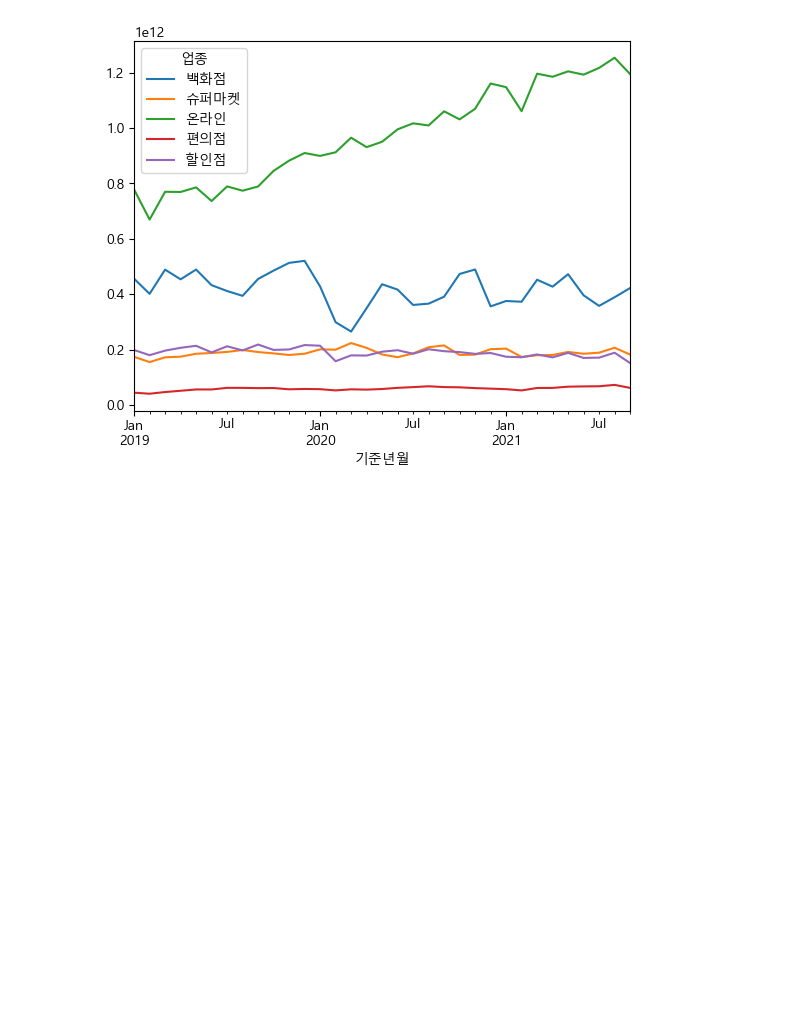
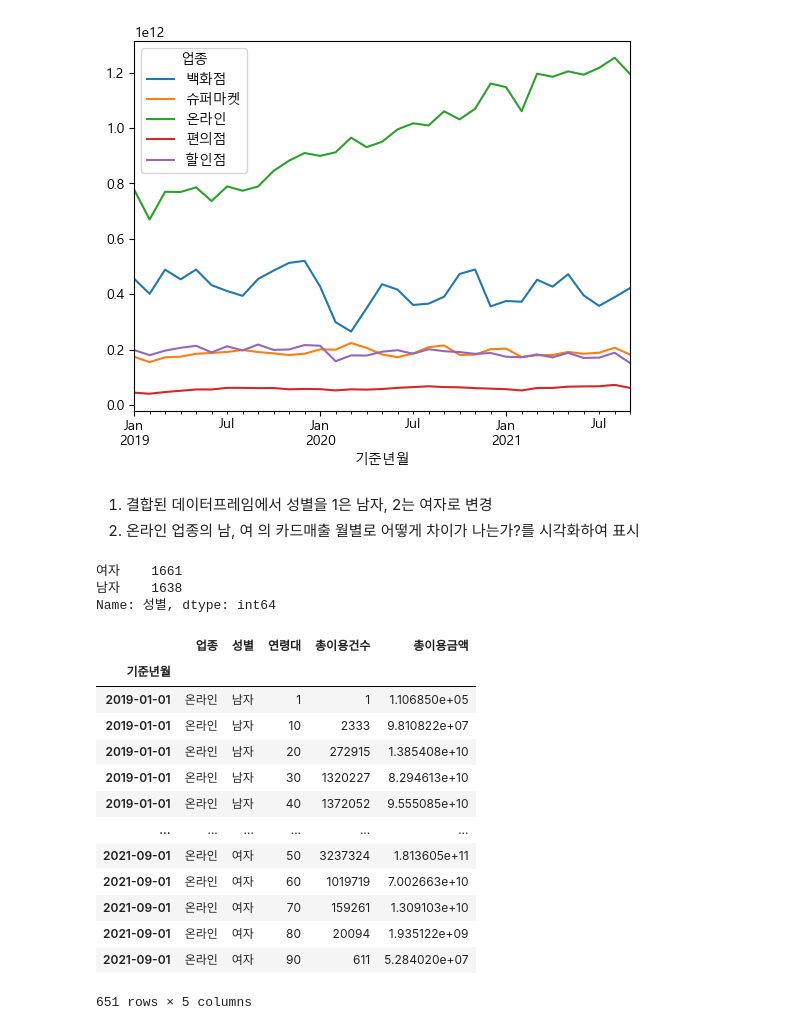
Before and after one commit to sejinhwang97ko/2023prac, a Jupyter notebook: 20230425/03_matplotlib.ipynb, the cells around one changed output. Cells and saved outputs as stored; diff of their text form; code cells hidden in the pictures; blank space fills up the shorter version.

```diff
--- a/20230425/03_matplotlib.ipynb
+++ b/20230425/03_matplotlib.ipynb
@@ -328,3 +328,6 @@ pivot_data.plot()
 # %% [output]
 <AxesSubplot:xlabel='기준년월'>
 [figure]
+# %% [markdown]
+1. 결합된 데이터프레임에서 성별을 1은 남자, 2는 여자로 변경
+2. 온라인 업종의 남, 여 의 카드매출 월별로 어떻게 차이가 나는가?를 시각화하여 표시
@@ -330,0 +337,6 @@ pivot_data.plot()
+# %%
+df['성별'].value_counts()
+# %% [output]
+여자    1661
+남자    1638
+Name: 성별, dtype: int64
@@ -330,0 +345,17 @@ pivot_data.plot()
+# %%
+df_online
+# %% [output]
+|  | 업종 | 성별 | 연령대 | 총이용건수 | 총이용금액 |
+| 기준년월 |  |  |  |  |  |
+| 2019-01-01 | 온라인 | 남자 | 1 | 1 | 1.106850e+05 |
+| 2019-01-01 | 온라인 | 남자 | 10 | 2333 | 9.810822e+07 |
+| 2019-01-01 | 온라인 | 남자 | 20 | 272915 | 1.385408e+10 |
+| 2019-01-01 | 온라인 | 남자 | 30 | 1320227 | 8.294613e+10 |
+| 2019-01-01 | 온라인 | 남자 | 40 | 1372052 | 9.555085e+10 |
+| ... | ... | ... | ... | ... | ... |
+| 2021-09-01 | 온라인 | 여자 | 50 | 3237324 | 1.813605e+11 |
+| 2021-09-01 | 온라인 | 여자 | 60 | 1019719 | 7.002663e+10 |
+| 2021-09-01 | 온라인 | 여자 | 70 | 159261 | 1.309103e+10 |
+| 2021-09-01 | 온라인 | 여자 | 80 | 20094 | 1.935122e+09 |
+| 2021-09-01 | 온라인 | 여자 | 90 | 611 | 5.284020e+07 |
+651 rows × 5 columns
```
Also changed, not shown: parts of 6 cells of this notebook, 3 other files.
